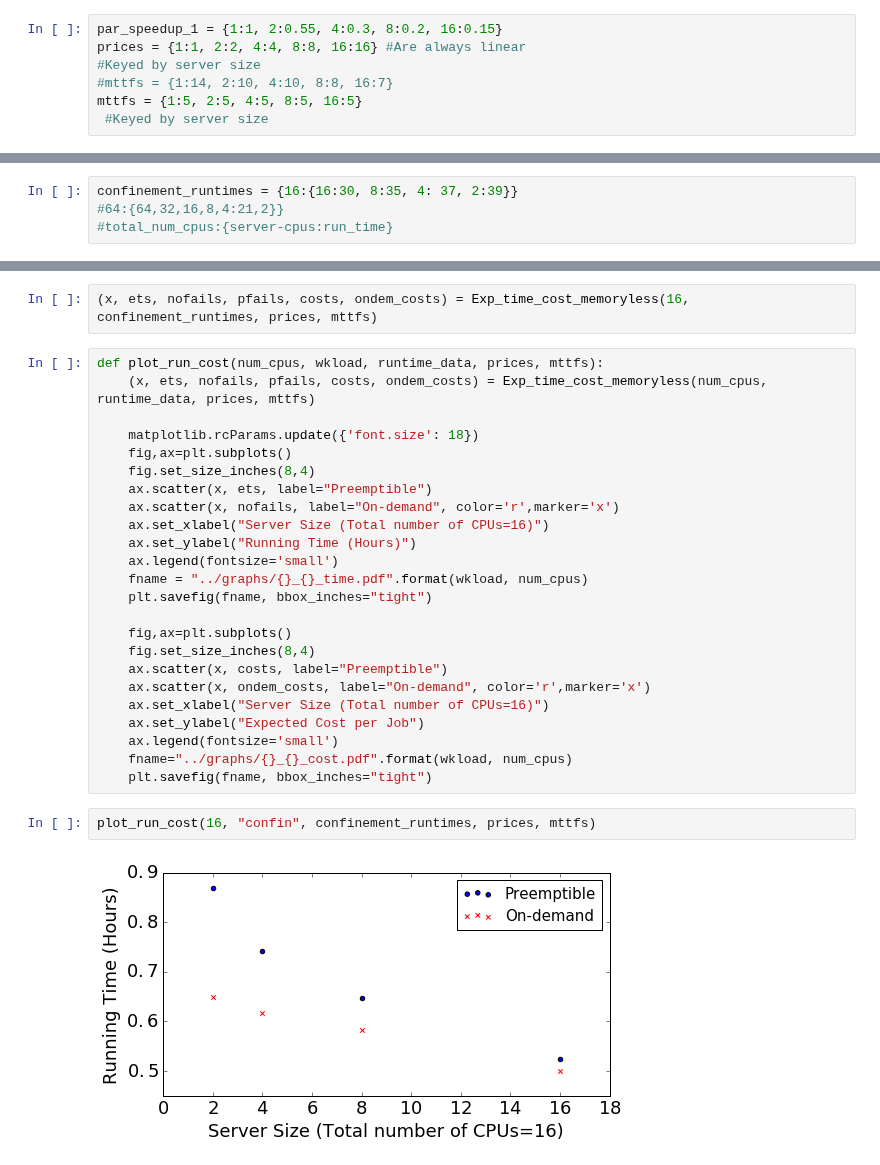
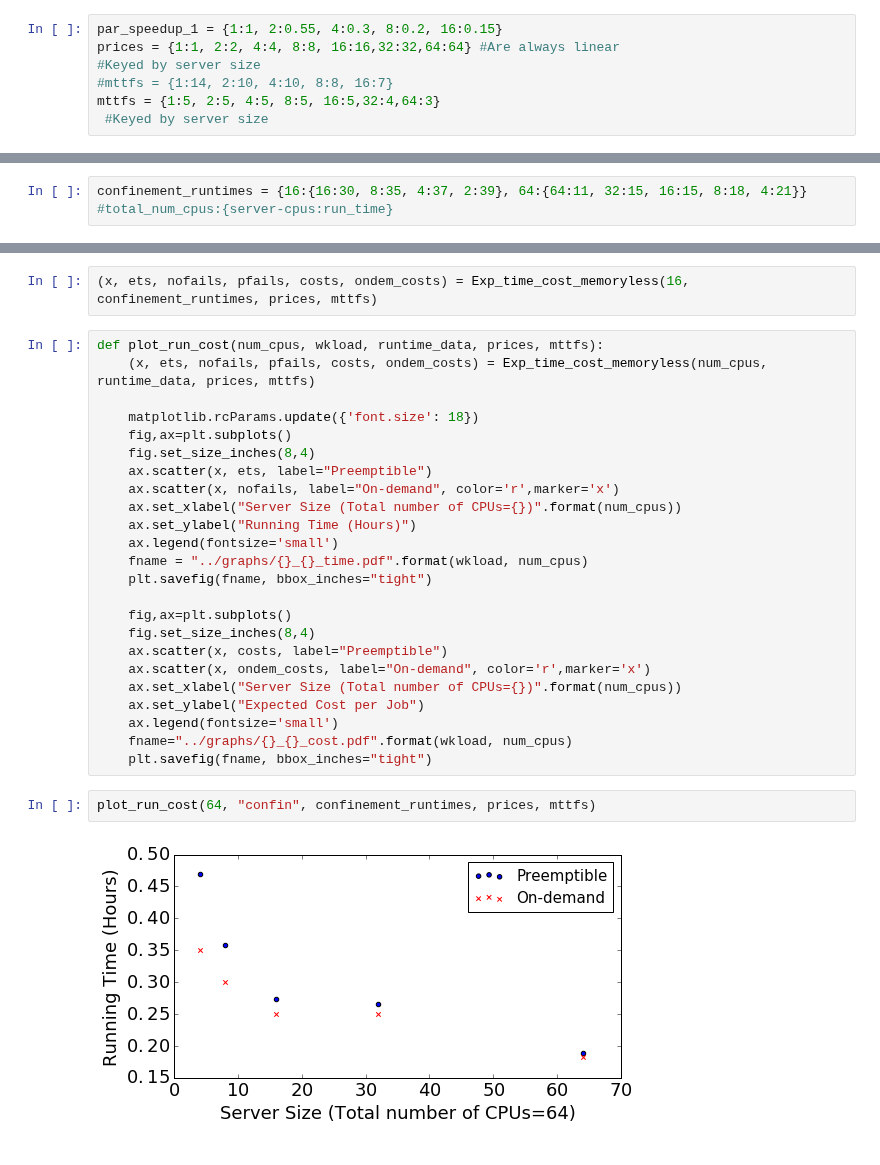
Before and after one commit to prateek-s/scispot, a Jupyter notebook: code/runtime-sim.ipynb, the cells around one changed output, grey strips where cells are left out. Saved outputs shown, nothing was run; the diff lists cells and outputs as text.

Commit message:
confin-64 graphs

```diff
--- a/code/runtime-sim.ipynb
+++ b/code/runtime-sim.ipynb
@@ -55,10 +55,10 @@ ExpectedTime(1, 2, 1)
 (1.25, 0.5)
 # %%
 par_speedup_1 = {1:1, 2:0.55, 4:0.3, 8:0.2, 16:0.15}
-prices = {1:1, 2:2, 4:4, 8:8, 16:16} #Are always linear
+prices = {1:1, 2:2, 4:4, 8:8, 16:16,32:32,64:64} #Are always linear
 #Keyed by server size
 #mttfs = {1:14, 2:10, 4:10, 8:8, 16:7}
-mttfs = {1:5, 2:5, 4:5, 8:5, 16:5}
+mttfs = {1:5, 2:5, 4:5, 8:5, 16:5,32:4,64:3}
  #Keyed by server size
 # %%
 def SimuExpMemoryless(par_speedup, prices, mttfs):
@@ -132,6 +132,5 @@ plot_all(par_speedup_poor)
 # %%
 #confinement data
 # %%
-confinement_runtimes = {16:{16:30, 8:35, 4: 37, 2:39}}
-#64:{64,32,16,8,4:21,2}}
+confinement_runtimes = {16:{16:30, 8:35, 4:37, 2:39}, 64:{64:11, 32:15, 16:15, 8:18, 4:21}}
 #total_num_cpus:{server-cpus:run_time}
@@ -182,7 +185,7 @@ def plot_run_cost(num_cpus, wkload, runtime_data, prices, mttfs):
     fig.set_size_inches(8,4)
     ax.scatter(x, ets, label="Preemptible")
     ax.scatter(x, nofails, label="On-demand", color='r',marker='x')
-    ax.set_xlabel("Server Size (Total number of CPUs=16)")
+    ax.set_xlabel("Server Size (Total number of CPUs={})".format(num_cpus))
     ax.set_ylabel("Running Time (Hours)")
     ax.legend(fontsize='small')
     fname = "../graphs/{}_{}_time.pdf".format(wkload, num_cpus)
@@ -192,12 +195,12 @@ def plot_run_cost(num_cpus, wkload, runtime_data, prices, mttfs):
     fig.set_size_inches(8,4)
     ax.scatter(x, costs, label="Preemptible")
     ax.scatter(x, ondem_costs, label="On-demand", color='r',marker='x')
-    ax.set_xlabel("Server Size (Total number of CPUs=16)")
+    ax.set_xlabel("Server Size (Total number of CPUs={})".format(num_cpus))
     ax.set_ylabel("Expected Cost per Job")
     ax.legend(fontsize='small')
     fname="../graphs/{}_{}_cost.pdf".format(wkload, num_cpus)
     plt.savefig(fname, bbox_inches="tight")
 # %%
-plot_run_cost(16, "confin", confinement_runtimes, prices, mttfs)
+plot_run_cost(64, "confin", confinement_runtimes, prices, mttfs)
 # %% [output]
-[figure, old version]
+[figure, new version]
```
Also changed, not shown: parts of 2 cells of this notebook, 7 other files.
